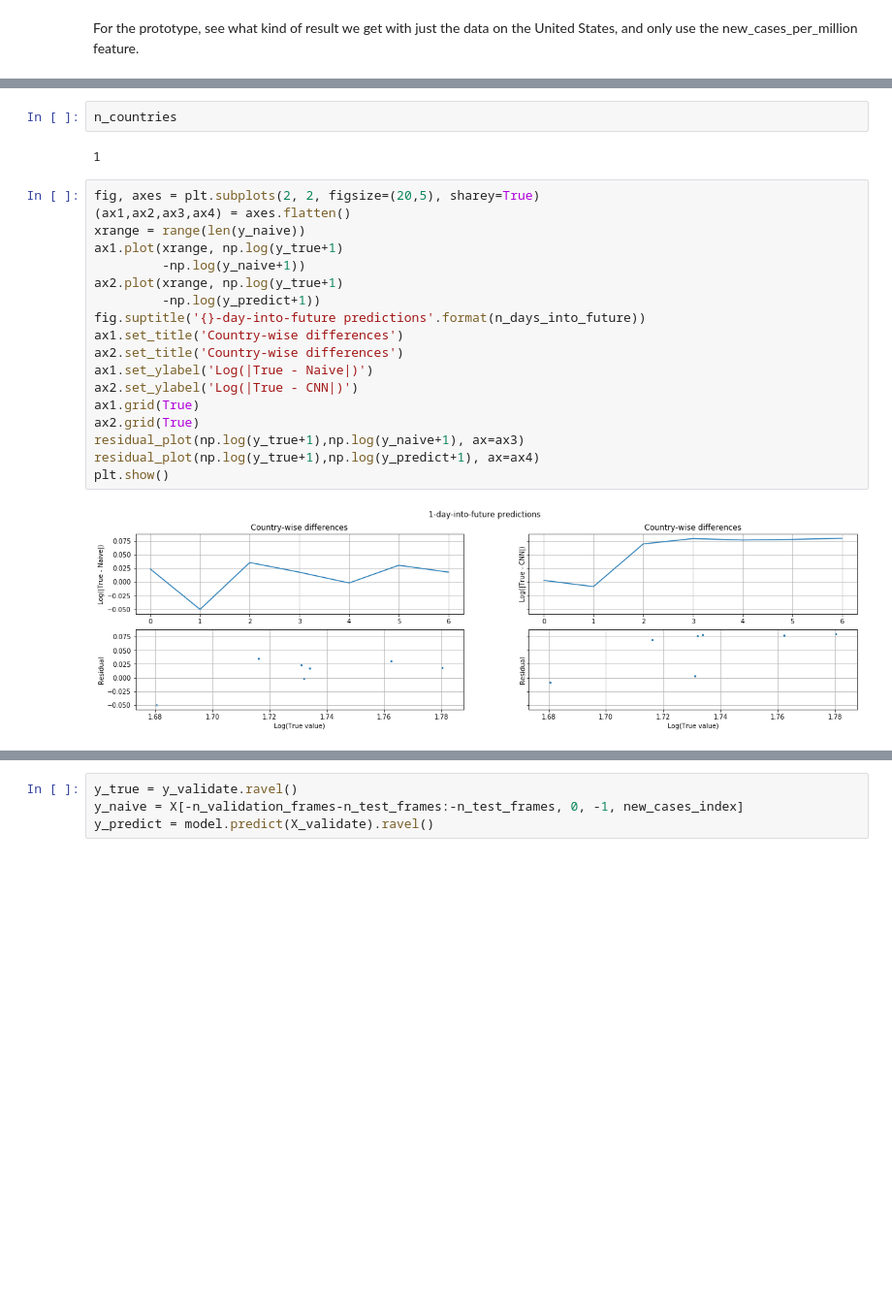
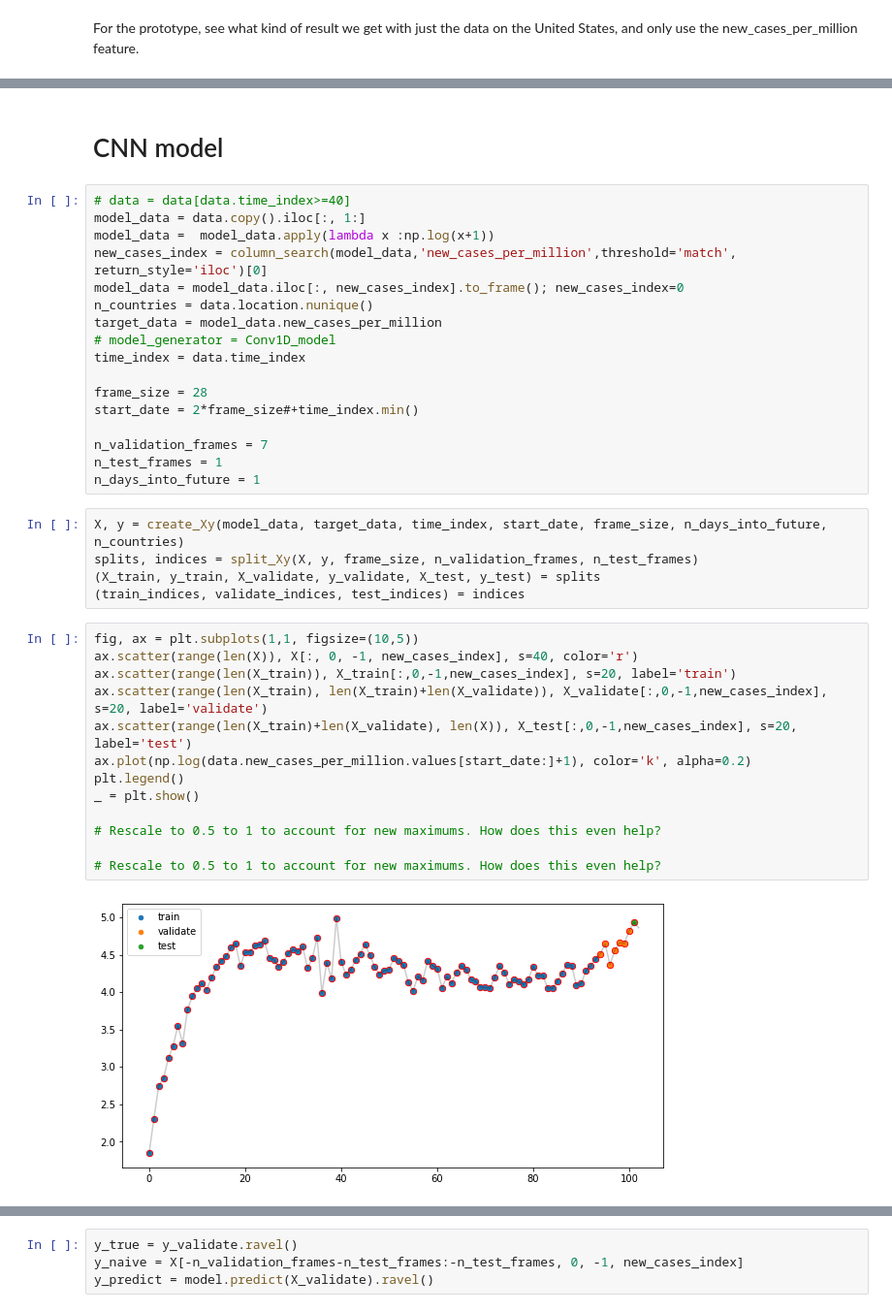
Before and after one commit to mgudorf/datsci, a Jupyter notebook: capstone2/COVID19_model_prototypes.ipynb, the cells around one changed output, grey strips where cells are left out. Shown at 97% size. Drawn from its saved outputs; the diff is of its cells as text; blank space fills up the shorter version.

Commit message:
more notebook changes finishing up the model prototype notebook and then moving on to the final results

```diff
--- a/capstone2/COVID19_model_prototypes.ipynb
+++ b/capstone2/COVID19_model_prototypes.ipynb
@@ -527,24 +374,39 @@ y_predict.shape
-# %%
-n_countries
-# %% [output]
-1
-# %%
-fig, axes = plt.subplots(2, 2, figsize=(20,5), sharey=True)
-(ax1,ax2,ax3,ax4) = axes.flatten()
-xrange = range(len(y_naive))
-ax1.plot(xrange, np.log(y_true+1)
-         -np.log(y_naive+1))
-ax2.plot(xrange, np.log(y_true+1)
-         -np.log(y_predict+1))
-fig.suptitle('{}-day-into-future predictions'.format(n_days_into_future))
-ax1.set_title('Country-wise differences')
-ax2.set_title('Country-wise differences')
-ax1.set_ylabel('Log(|True - Naive|)')
-ax2.set_ylabel('Log(|True - CNN|)')
-ax1.grid(True)
-ax2.grid(True)
-residual_plot(np.log(y_true+1),np.log(y_naive+1), ax=ax3)
-residual_plot(np.log(y_true+1),np.log(y_predict+1), ax=ax4)
-plt.show()
-# %% [output]
-[figure, removed]
+# %% [markdown]
+# CNN model
+# %%
+# data = data[data.time_index>=40]
+model_data = data.copy().iloc[:, 1:]
+model_data =  model_data.apply(lambda x :np.log(x+1))
+new_cases_index = column_search(model_data,'new_cases_per_million',threshold='match', return_style='iloc')[0]
+model_data = model_data.iloc[:, new_cases_index].to_frame(); new_cases_index=0
+n_countries = data.location.nunique()
+target_data = model_data.new_cases_per_million
+# model_generator = Conv1D_model
+time_index = data.time_index
+
+frame_size = 28
+start_date = 2*frame_size#+time_index.min()
+
+n_validation_frames = 7
+n_test_frames = 1
+n_days_into_future = 1
+# %%
+X, y = create_Xy(model_data, target_data, time_index, start_date, frame_size, n_days_into_future, n_countries)
+splits, indices = split_Xy(X, y, frame_size, n_validation_frames, n_test_frames)
+(X_train, y_train, X_validate, y_validate, X_test, y_test) = splits
+(train_indices, validate_indices, test_indices) = indices
+# %%
+fig, ax = plt.subplots(1,1, figsize=(10,5))
+ax.scatter(range(len(X)), X[:, 0, -1, new_cases_index], s=40, color='r')
+ax.scatter(range(len(X_train)), X_train[:,0,-1,new_cases_index], s=20, label='train')
+ax.scatter(range(len(X_train), len(X_train)+len(X_validate)), X_validate[:,0,-1,new_cases_index], s=20, label='validate')
+ax.scatter(range(len(X_train)+len(X_validate), len(X)), X_test[:,0,-1,new_cases_index], s=20, label='test')
+ax.plot(np.log(data.new_cases_per_million.values[start_date:]+1), color='k', alpha=0.2)
+plt.legend()
+_ = plt.show()
+
+# Rescale to 0.5 to 1 to account for new maximums. How does this even help?
+
+# Rescale to 0.5 to 1 to account for new maximums. How does this even help?
+# %% [output]
+[figure, added]
```
Also changed, not shown: parts of 75 cells of this notebook, 5 other files.
